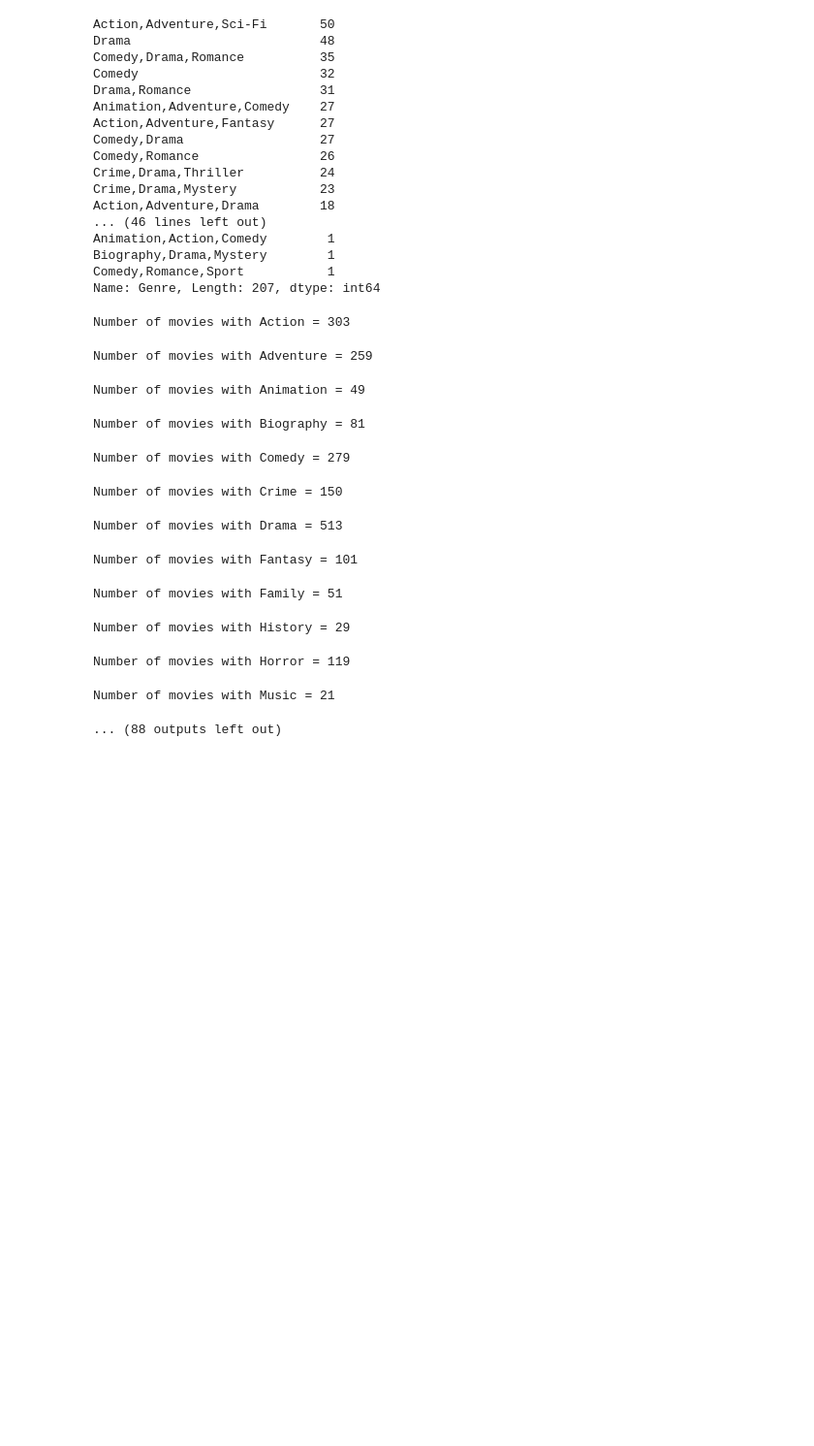
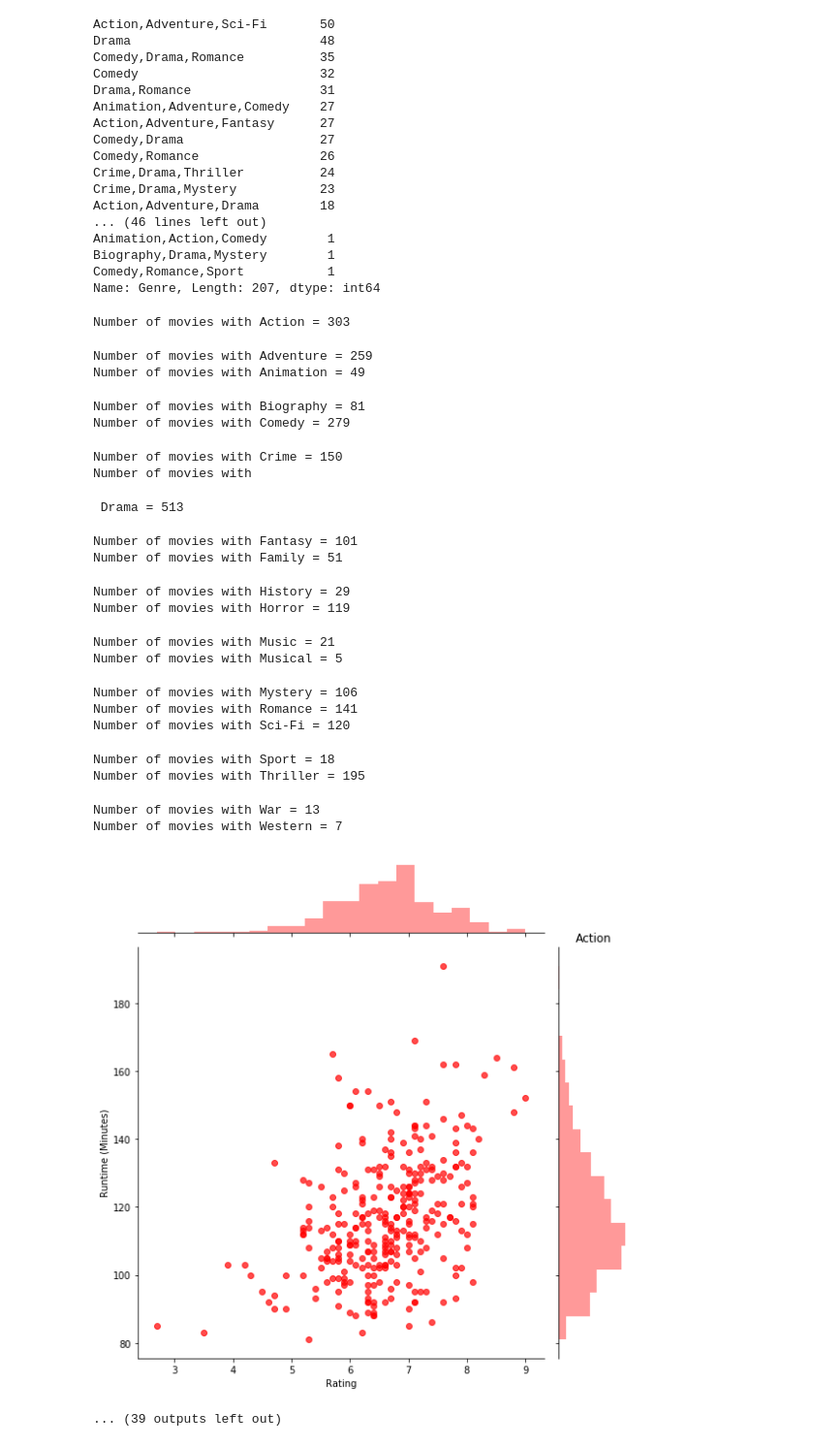
Before and after one commit to lukgonza/data_bootcamp_project_1, a Jupyter notebook: notebooks/Luke_Project_1/Luke_Project_1.ipynb, the cells around one changed output. Shown at 97% size. Drawn from its saved outputs; the diff is of its cells as text; code cells hidden in the pictures; blank space fills up the shorter version.

```diff
--- a/notebooks/Luke_Project_1/Luke_Project_1.ipynb
+++ b/notebooks/Luke_Project_1/Luke_Project_1.ipynb
@@ -57,23 +57,33 @@ Name: Genre, Length: 207, dtype: int64
 # %%
 seperate_genre='Action','Adventure','Animation','Biography','Comedy','Crime','Drama','Fantasy','Family','History','Horror','Music','Musical','Mystery','Romance','Sci-Fi','Sport','Thriller','War','Western'
 for genre in seperate_genre:
     df = imdbdata['Genre'].str.contains(genre).fillna(False)
     print('Number of movies with',genre,'=',len(imdbdata[df]))
-    compare_movies_rating = ['Runtime (Minutes)', 'Votes','Revenue (Millions)', 'Metascore']
+    compare_movies_rating = ['Runtime (Minutes)', 'Revenue (Millions)']
     for compare in compare_movies_rating:
         sns.jointplot(x='Rating', y=compare, data=imdbdata[df], alpha=0.7, color='red', size=8)
         plt.title(genre)
 # %% [output]
 Number of movies with Action = 303
 Number of movies with Adventure = 259
+Number of movies with Animation = 49
-Number of movies with Animation = 49
+Number of movies with Biography = 81
+Number of movies with Comedy = 279
-Number of movies with Biography = 81
+Number of movies with Crime = 150
+Number of movies with
-Number of movies with Comedy = 279
+ Drama = 513
-Number of movies with Crime = 150
+Number of movies with Fantasy = 101
+Number of movies with Family = 51
-Number of movies with Drama = 513
+Number of movies with History = 29
+Number of movies with Horror = 119
-Number of movies with Fantasy = 101
+Number of movies with Music = 21
+Number of movies with Musical = 5
-Number of movies with Family = 51
+Number of movies with Mystery = 106
+Number of movies with Romance = 141
+Number of movies with Sci-Fi = 120
-Number of movies with History = 29
+Number of movies with Sport = 18
+Number of movies with Thriller = 195
-Number of movies with Horror = 119
+Number of movies with War = 13
+Number of movies with Western = 7
+[figure, added]
-Number of movies with Music = 21
+... (39 outputs left out)
-... (88 outputs left out)
```
